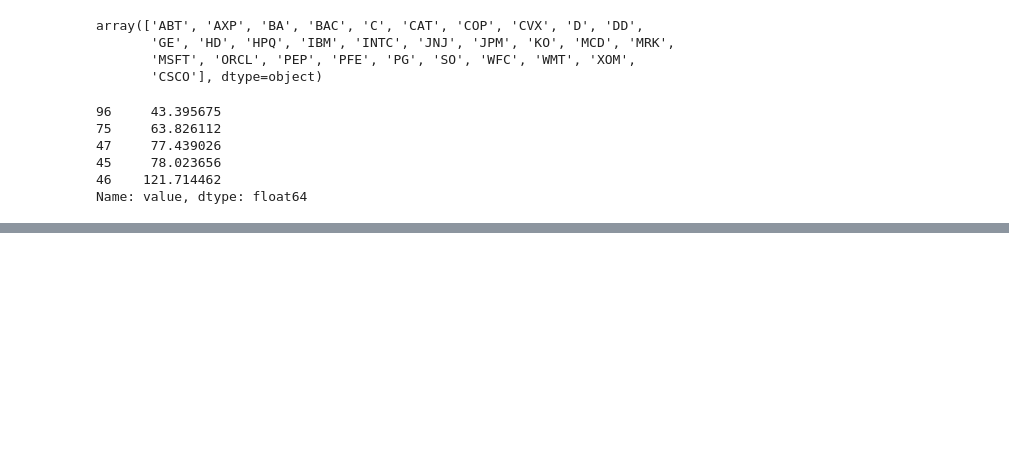
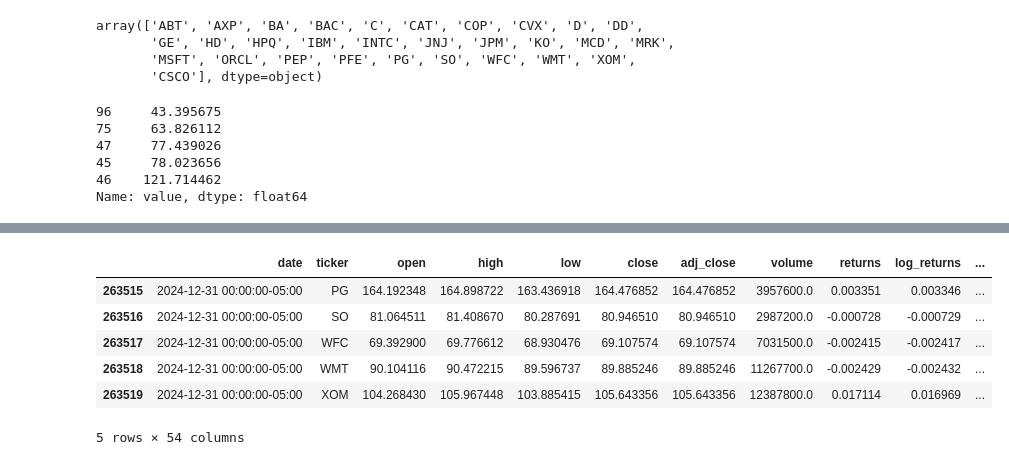
Before and after one commit to birdhouse5/Thesis, a Jupyter notebook: workbench.ipynb, the cells around one changed output, grey strips where cells are left out. Cells and saved outputs as stored; diff of their text form; code cells hidden in the pictures; blank space fills up the shorter version.

```diff
--- a/workbench.ipynb
+++ b/workbench.ipynb
@@ -216,0 +245,12 @@ Name: value, dtype: float64
+# %%
+df = pd.read_parquet("environments/data/sp500_rl_ready_cleaned.parquet")
+# %%
+df.tail()
+# %% [output]
+|  | date | ticker | open | high | low | close | adj_close | volume | returns | log_returns | ... |
+| 263515 | 2024-12-31 00:00:00-05:00 | PG | 164.192348 | 164.898722 | 163.436918 | 164.476852 | 164.476852 | 3957600.0 | 0.003351 | 0.003346 | ... |
+| 263516 | 2024-12-31 00:00:00-05:00 | SO | 81.064511 | 81.408670 | 80.287691 | 80.946510 | 80.946510 | 2987200.0 | -0.000728 | -0.000729 | ... |
+| 263517 | 2024-12-31 00:00:00-05:00 | WFC | 69.392900 | 69.776612 | 68.930476 | 69.107574 | 69.107574 | 7031500.0 | -0.002415 | -0.002417 | ... |
+| 263518 | 2024-12-31 00:00:00-05:00 | WMT | 90.104116 | 90.472215 | 89.596737 | 89.885246 | 89.885246 | 11267700.0 | -0.002429 | -0.002432 | ... |
+| 263519 | 2024-12-31 00:00:00-05:00 | XOM | 104.268430 | 105.967448 | 103.885415 | 105.643356 | 105.643356 | 12387800.0 | 0.017114 | 0.016969 | ... |
+5 rows × 54 columns
```
Also changed, not shown: parts of 7 cells of this notebook, 5 other files.
